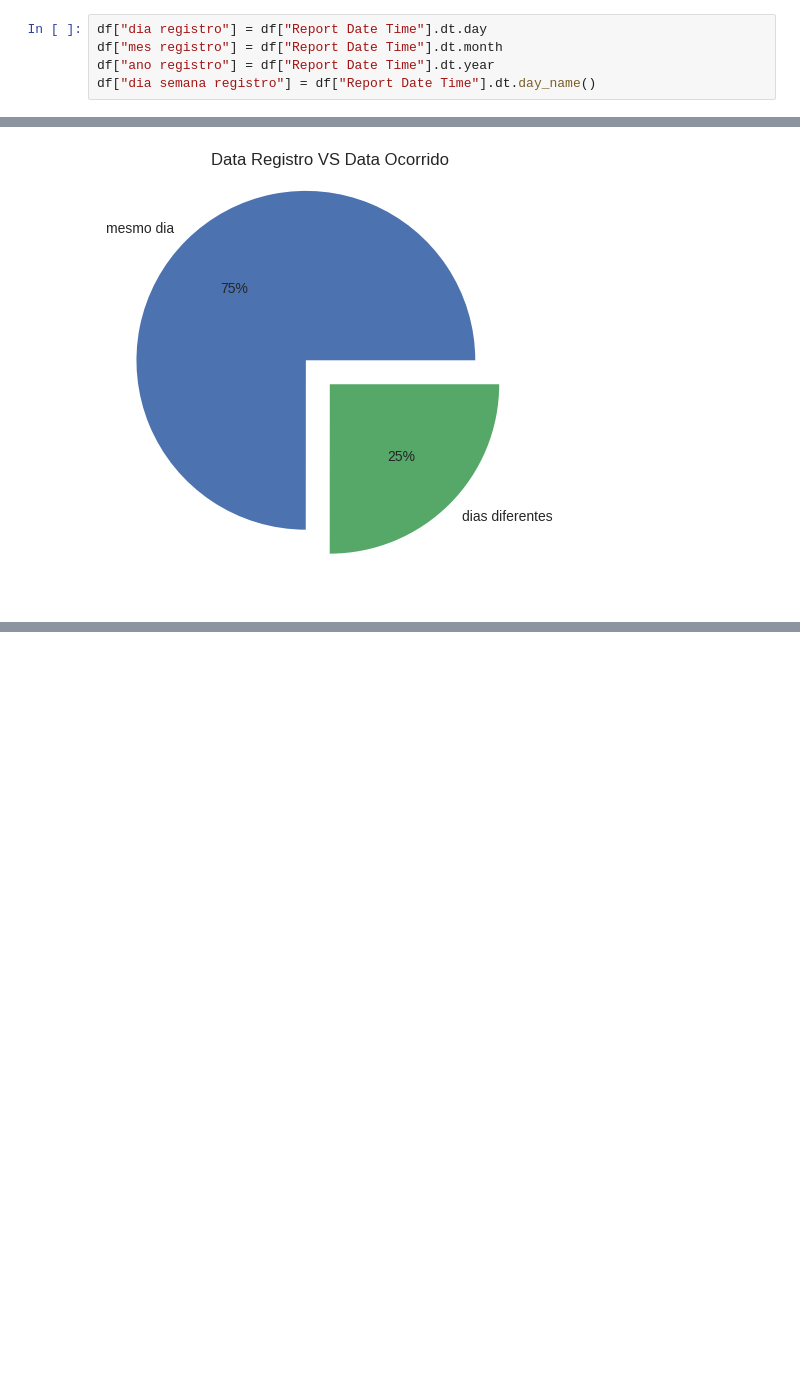
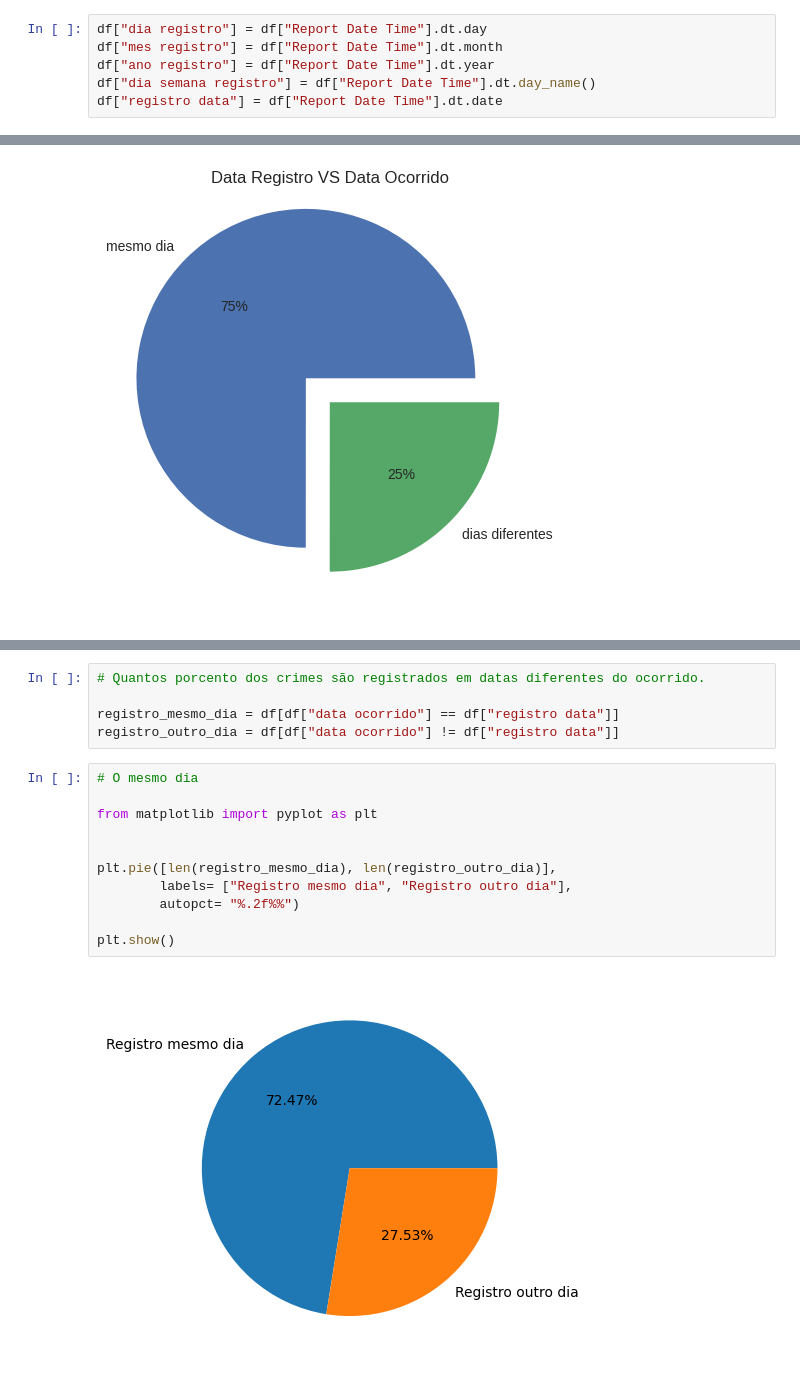
Before and after one commit to lucassilva-aiengineer/Projetos-Ciencia-Dados-I, a Jupyter notebook: projeto_1/analise_diagnostica_crimes_em_austin_tx.ipynb, the cells around one changed output, grey strips where cells are left out. Saved outputs shown, nothing was run; the diff lists cells and outputs as text; blank space fills up the shorter version.

```diff
--- a/projeto_1/analise_diagnostica_crimes_em_austin_tx.ipynb
+++ b/projeto_1/analise_diagnostica_crimes_em_austin_tx.ipynb
@@ -206,6 +235,7 @@ df["dia registro"] = df["Report Date Time"].dt.day
 df["mes registro"] = df["Report Date Time"].dt.month
 df["ano registro"] = df["Report Date Time"].dt.year
 df["dia semana registro"] = df["Report Date Time"].dt.day_name()
+df["registro data"] = df["Report Date Time"].dt.date
 # %%
 df["Report Date Time"].head(2)
 # %% [output]
@@ -295,0 +363,18 @@ AttributeError: Can only use .dt accessor with datetimelike values
+# %%
+# Quantos porcento dos crimes são registrados em datas diferentes do ocorrido.
+
+registro_mesmo_dia = df[df["data ocorrido"] == df["registro data"]]
+registro_outro_dia = df[df["data ocorrido"] != df["registro data"]]
+# %%
+# O mesmo dia
+
+from matplotlib import pyplot as plt
+
+
+plt.pie([len(registro_mesmo_dia), len(registro_outro_dia)],
+        labels= ["Registro mesmo dia", "Registro outro dia"],
+        autopct= "%.2f%%")
+
+plt.show()
+# %% [output]
+[figure, added]
```
Also changed, not shown: parts of 23 cells of this notebook.
